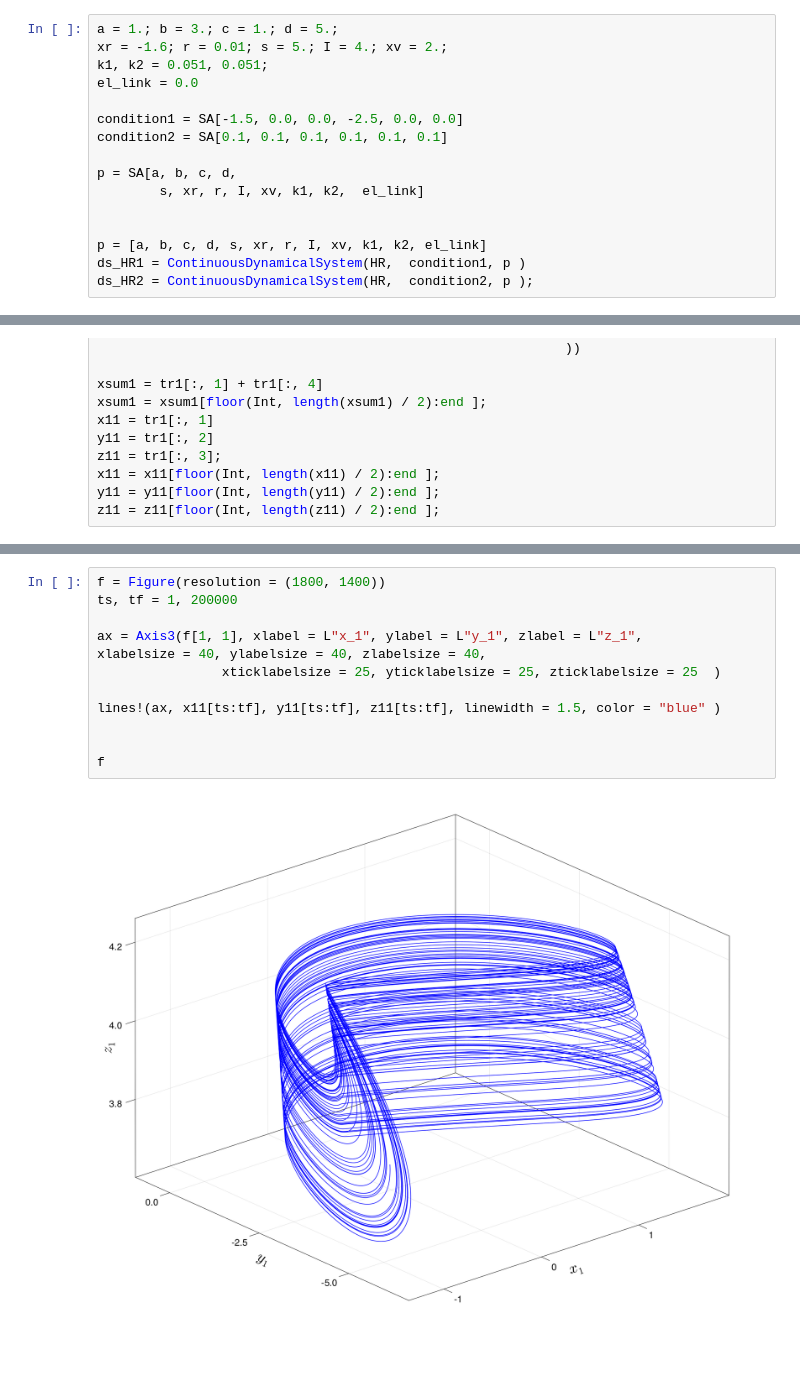
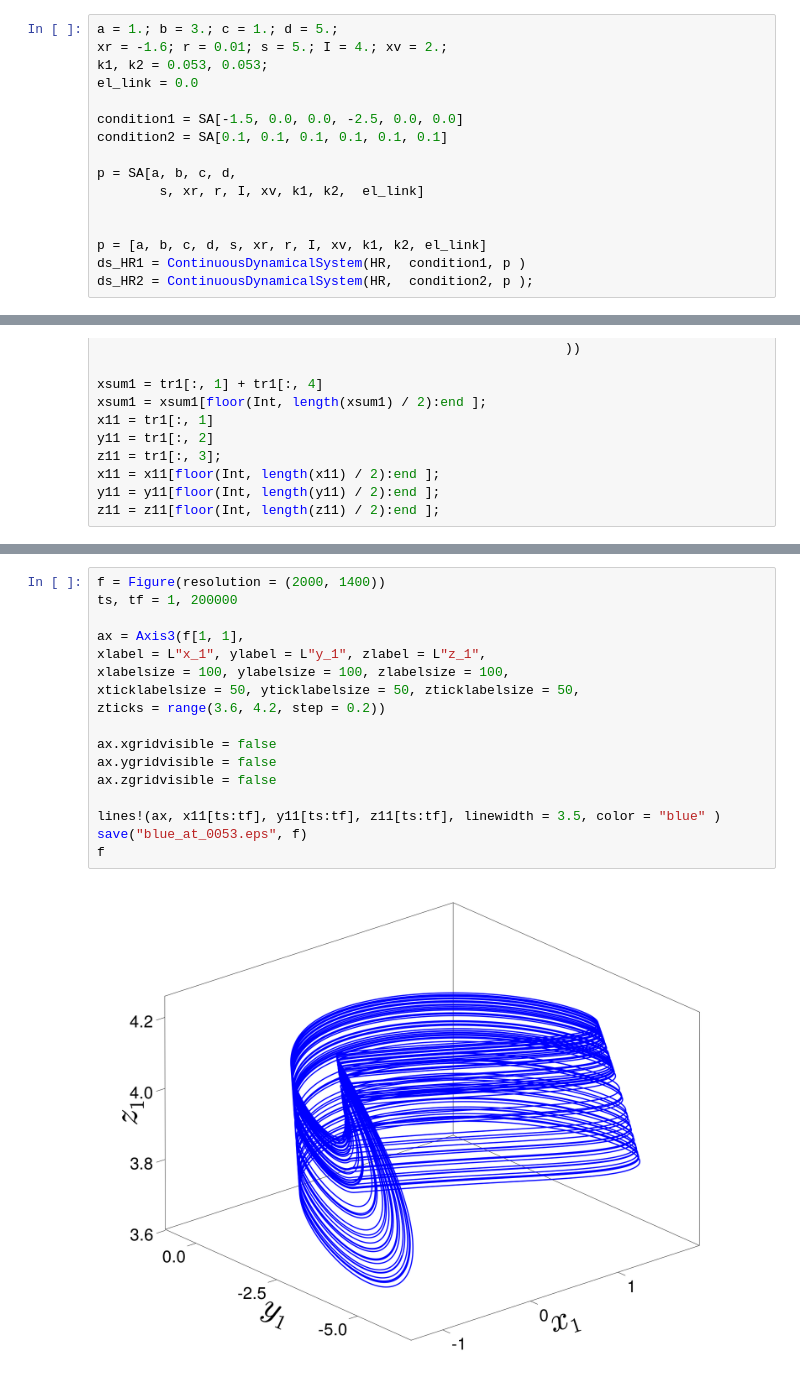
Before and after one commit to SergeyNovak777/dynamical-systems, a Jupyter notebook: Hindmarrh Rose/timeseries, projection/Projection, timeseries for orbit diagram from article.ipynb, the cells around one changed output, grey strips where cells are left out. Saved outputs shown, nothing was run; the diff lists cells and outputs as text; blank space fills up the shorter version.

```diff
--- a/Hindmarrh Rose/timeseries, projection/Projection, timeseries for orbit diagram from article.ipynb
+++ b/Hindmarrh Rose/timeseries, projection/Projection, timeseries for orbit diagram from article.ipynb
@@ -28,7 +28,7 @@ HR (generic function with 1 method)
 # %%
 a = 1.; b = 3.; c = 1.; d = 5.;
 xr = -1.6; r = 0.01; s = 5.; I = 4.; xv = 2.;
-k1, k2 = 0.051, 0.051;
+k1, k2 = 0.053, 0.053;
 el_link = 0.0
 
 condition1 = SA[-1.5, 0.0, 0.0, -2.5, 0.0, 0.0]
@@ -104,15 +111,20 @@ f
 # %%
-f = Figure(resolution = (1800, 1400))
+f = Figure(resolution = (2000, 1400))
 ts, tf = 1, 200000
 
-ax = Axis3(f[1, 1], xlabel = L"x_1", ylabel = L"y_1", zlabel = L"z_1",
-xlabelsize = 40, ylabelsize = 40, zlabelsize = 40,
-                xticklabelsize = 25, yticklabelsize = 25, zticklabelsize = 25  )
+ax = Axis3(f[1, 1],
+xlabel = L"x_1", ylabel = L"y_1", zlabel = L"z_1",
+xlabelsize = 100, ylabelsize = 100, zlabelsize = 100,
+xticklabelsize = 50, yticklabelsize = 50, zticklabelsize = 50,
+zticks = range(3.6, 4.2, step = 0.2))
 
-lines!(ax, x11[ts:tf], y11[ts:tf], z11[ts:tf], linewidth = 1.5, color = "blue" )
+ax.xgridvisible = false
+ax.ygridvisible = false
+ax.zgridvisible = false
 
-
+lines!(ax, x11[ts:tf], y11[ts:tf], z11[ts:tf], linewidth = 3.5, color = "blue" )
+save("blue_at_0053.eps", f)
 f
 # %% [output]
-[figure, old version]
+[figure, new version]
 # %%
```
Also changed, not shown: parts of 6 cells of this notebook, 13 other files.
